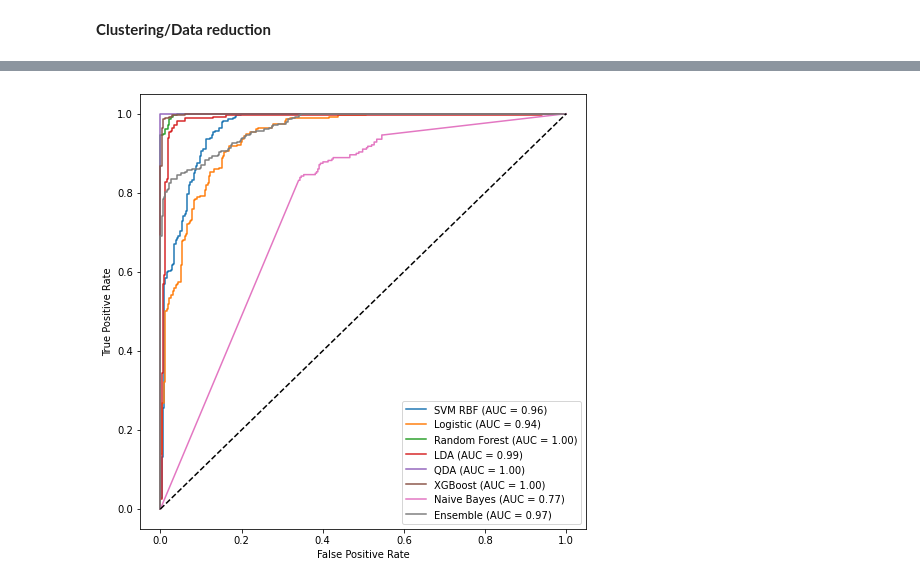
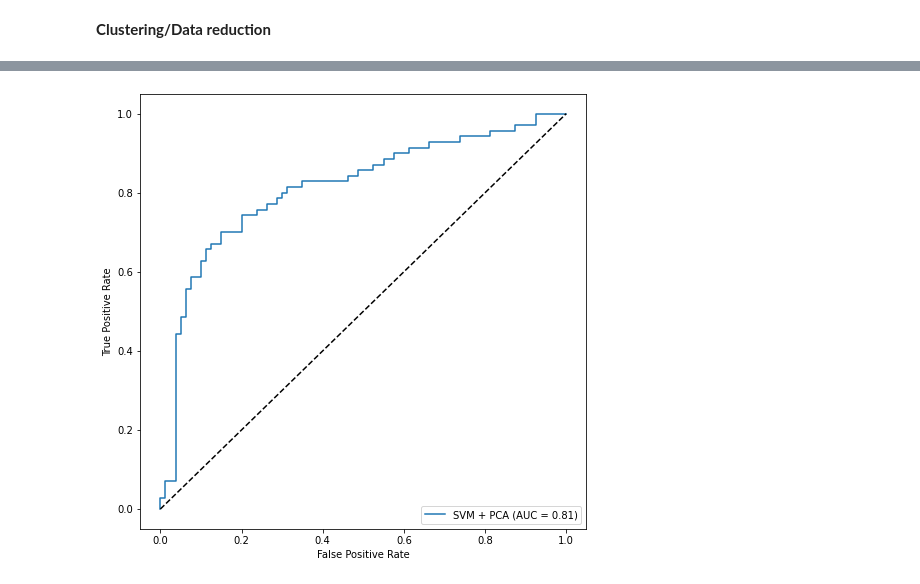
Before and after one commit to boyercb/bst263-final-project, a Jupyter notebook: BST_263_Final_Project.ipynb, the cells around one changed output, grey strips where cells are left out. Cells and saved outputs as stored; diff of their text form; code cells hidden in the pictures.

```diff
--- a/BST_263_Final_Project.ipynb
+++ b/BST_263_Final_Project.ipynb
@@ -47,17 +60,5 @@ mydata.head(5)
 # %% [markdown]
 **Image pre-processing**
-# %%
-# create training and validation sets
-
-# total column number
-cols = mydata.shape[1]
-col_image_end = cols-5
-col_label = cols-1
-
-train, test = train_test_split(mydata, test_size=0.20, random_state=42)
-
-X_train, y_train = train.iloc[:, 0:col_image_end], train.iloc[:, col_label]
-X_test, y_test = test.iloc[:, 0:col_image_end], test.iloc[:, col_label]
 # %%
 # preprocessing
 scaler = StandardScaler().fit(X_train)
@@ -302,7 +404,7 @@ gb = GridSearchCV(
     cv=n_folds,
     scoring='accuracy',
     verbose=2,
-    n_jobs=1
+    n_jobs=-1
 )
 gb.fit = gb.fit(X_std, y_train)
 # %% [markdown]
@@ -410,0 +550,10 @@ Y_train_pred_bayes = bayes.fit.predict(X_train)
+# %%
+svm_pca_rbf = GridSearchCV(
+    svc_rbf,
+    svm_rbf_params,
+    cv=n_folds,
+    scoring='accuracy',
+    verbose=2,
+    n_jobs=-1
+    )
+svm_pca_rbf.fit = svm_rbf.fit(pixels_transform, y_train)
@@ -411,13 +568,9 @@ Y_train_pred_bayes = bayes.fit.predict(X_train)
 # %%
-aucs_train = []
 fig = plt.figure(figsize=(8,8))
 ax = fig.add_subplot(1, 1, 1)
-for mod in zip(models, model_names):
-    roc_output = metrics.plot_roc_curve(mod[0], X_std, y_train,
-                                        ax=ax, name=mod[1])
-    aucs_train.append(roc_output.roc_auc)
-
+roc_output = metrics.plot_roc_curve(svm_rbf, final_pca.transform(X_test), y_test,
+                                        ax=ax, name="SVM + PCA")
 ax.plot([0, 1], [0, 1], 'k--')
 plt.show()
 # %% [output]
-[figure, old version]
+[figure, new version]
```
Also changed, not shown: parts of 48 cells of this notebook.
